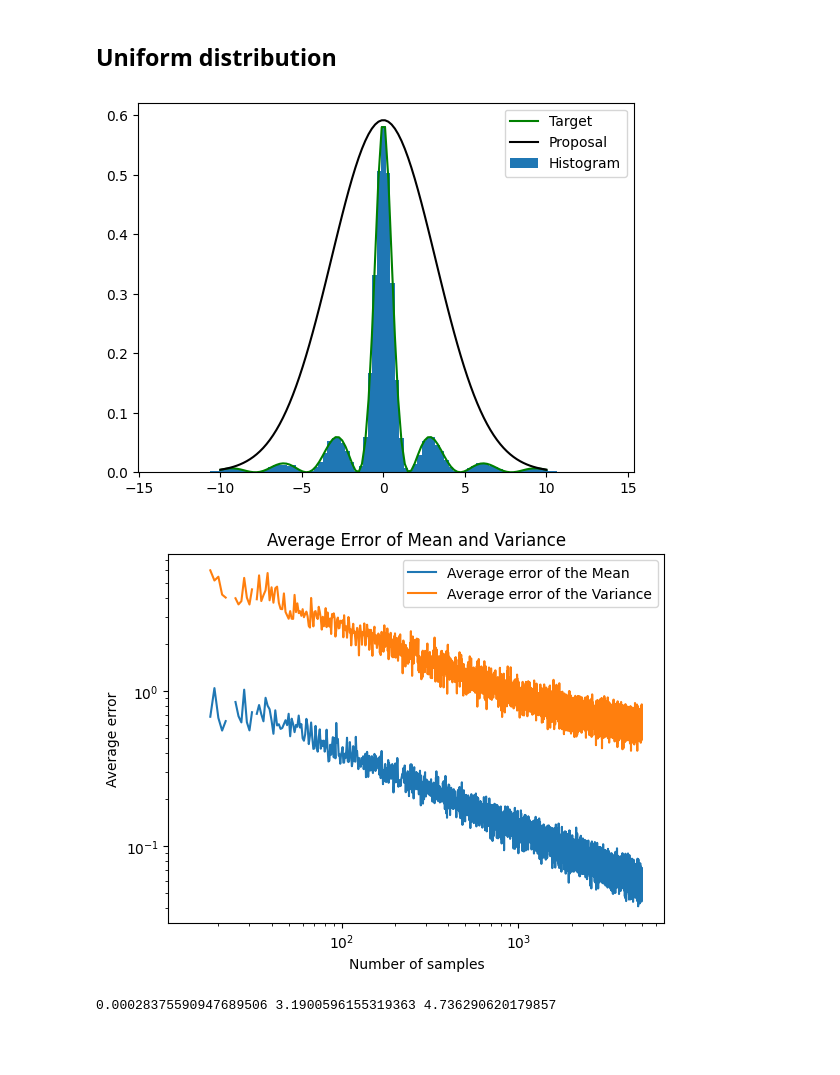
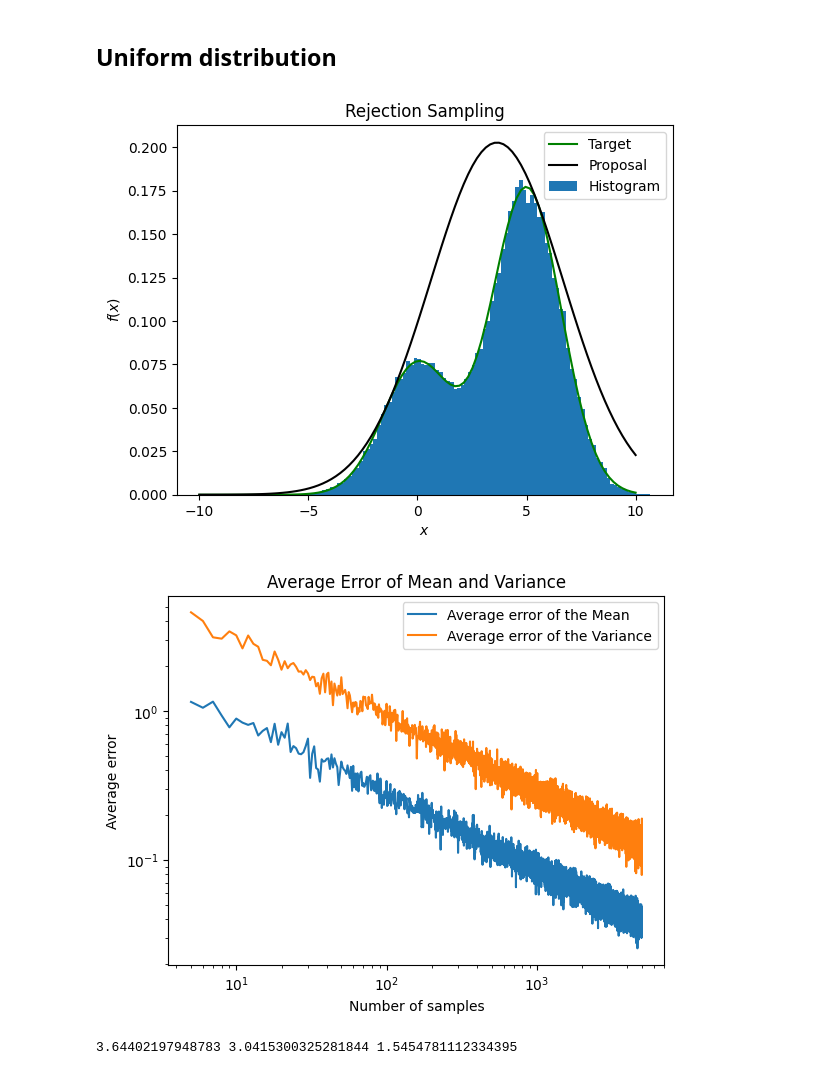
Before and after one commit to AlffonsoMV/PAMSProject, a Jupyter notebook: Code/Sampling/Test_Aceptance.ipynb, the cells around one changed output. Cells and saved outputs as stored; diff of their text form; code cells hidden in the pictures; blank space fills up the shorter version.

```diff
--- a/Code/Sampling/Test_Aceptance.ipynb
+++ b/Code/Sampling/Test_Aceptance.ipynb
@@ -21,10 +21,12 @@ n_samples = 5000
 n_runs = 40
 
 # Compute 'area' once outside the function
-area = integrate.quad(lambda x: np.cos(x)**2/ (1+x**2), START, END)[0]
+func = lambda x: 0.3 * np.exp(-0.2 * x**2) + 0.7 * np.exp(-0.2 * (x - 5)**2)
+
+area = integrate.quad(func, START, END)[0]
 
 def f(x):
-    return np.cos(x)**2/ (1+x**2) / area
+    return func(x) / area
 
 # mean and variance of the target distribution
 mean_theoretical = integrate.quad(lambda x: x * f(x), START, END)[0]
@@ -45,39 +47,43 @@ K = np.max(f(x) / g(x))
 # Run Rejection Sampling
 samples = lb.Rejection(f, g, inv_cdf, START, END, K, 100000)
 
+# Plot of the target distribution, the proposal distribution and the histogram of the samples
+plt.title('Rejection Sampling')
+plt.xlabel('$x$')
+plt.ylabel('$f(x)$')
 plt.plot(x, f(x), 'g', label='Target')
 plt.plot(x, K*g(x), 'k', label='Proposal')
 plt.hist(samples, bins=100, density=True, label='Histogram')
 plt.legend()
 plt.show()
 
 # Run Rejection Sampling
 average_error_mean = np.zeros(n_samples)
 average_error_variance = np.zeros(n_samples)
 for n in range(1, n_samples):
     for _ in range(n_runs):
         samples = lb.Rejection(f, g, inv_cdf, START, END, K, n)
         mean = np.mean(samples)
         var = np.var(samples)
         average_error_mean[n] += np.abs(mean - mean_theoretical)/ n_runs
         average_error_variance[n] += np.abs(var - var_theoretical) / n_runs
 
 # Plot of the average error of the mean and variance
 fig, ax = plt.subplots()
 plt.title('Average Error of Mean and Variance')
 
 plt.xlabel('Number of samples')
 plt.ylabel('Average error')
 
 plt.loglog(average_error_mean, label='Average error of the Mean')
 plt.loglog(average_error_variance, label='Average error of the Variance')
 
 plt.legend()
 plt.show()
 # %% [output]
-[figure, old version]
+[figure, new version]
-[figure, old version]
+[figure, new version]
 # %%
 print(mu_opt, sigma_opt, K_opt)
 # %% [output]
-0.00028375590947689506 3.1900596155319363 4.736290620179857
+3.64402197948783 3.0415300325281844 1.5454781112334395
```
Also changed, not shown: 22 other files.
